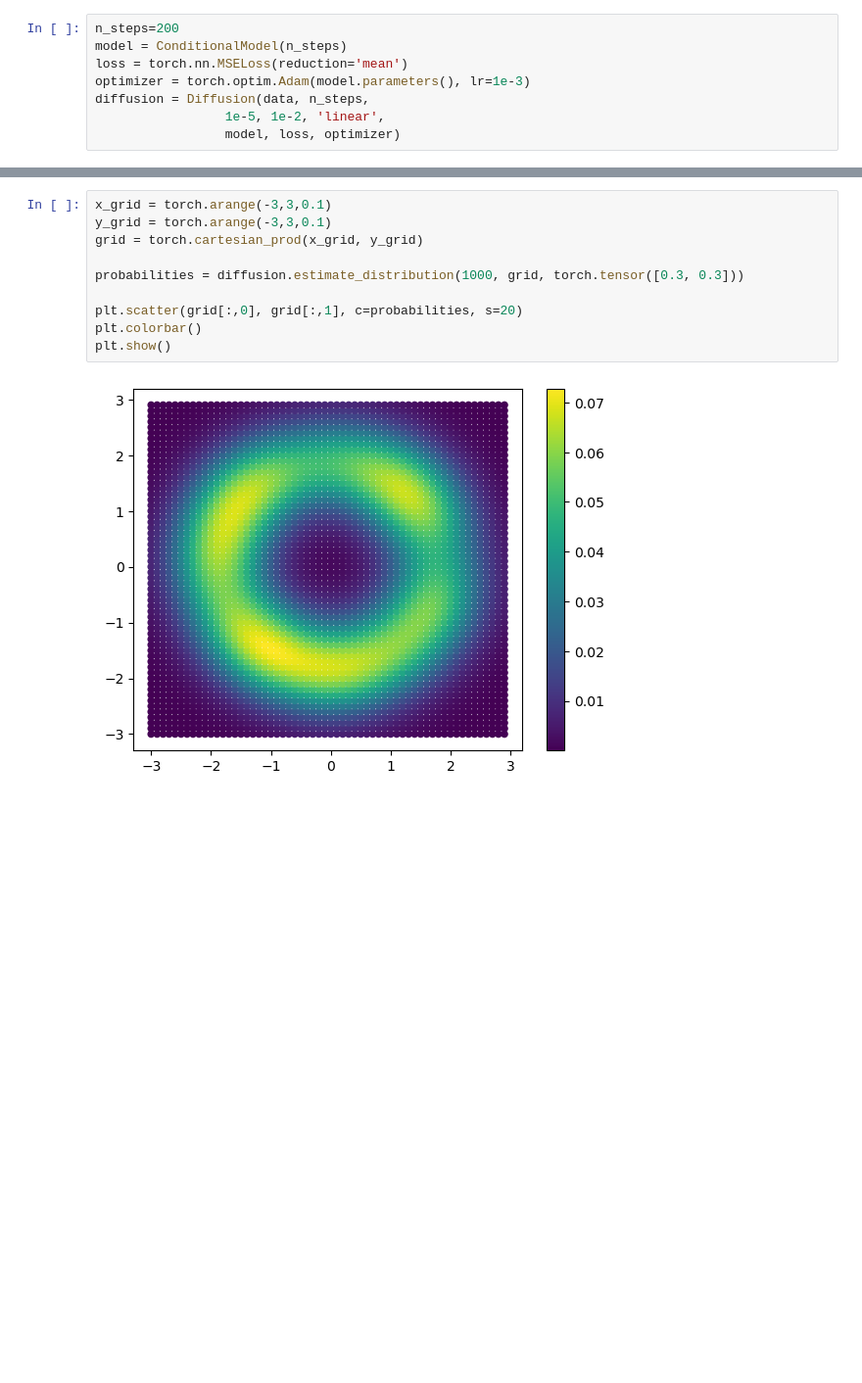
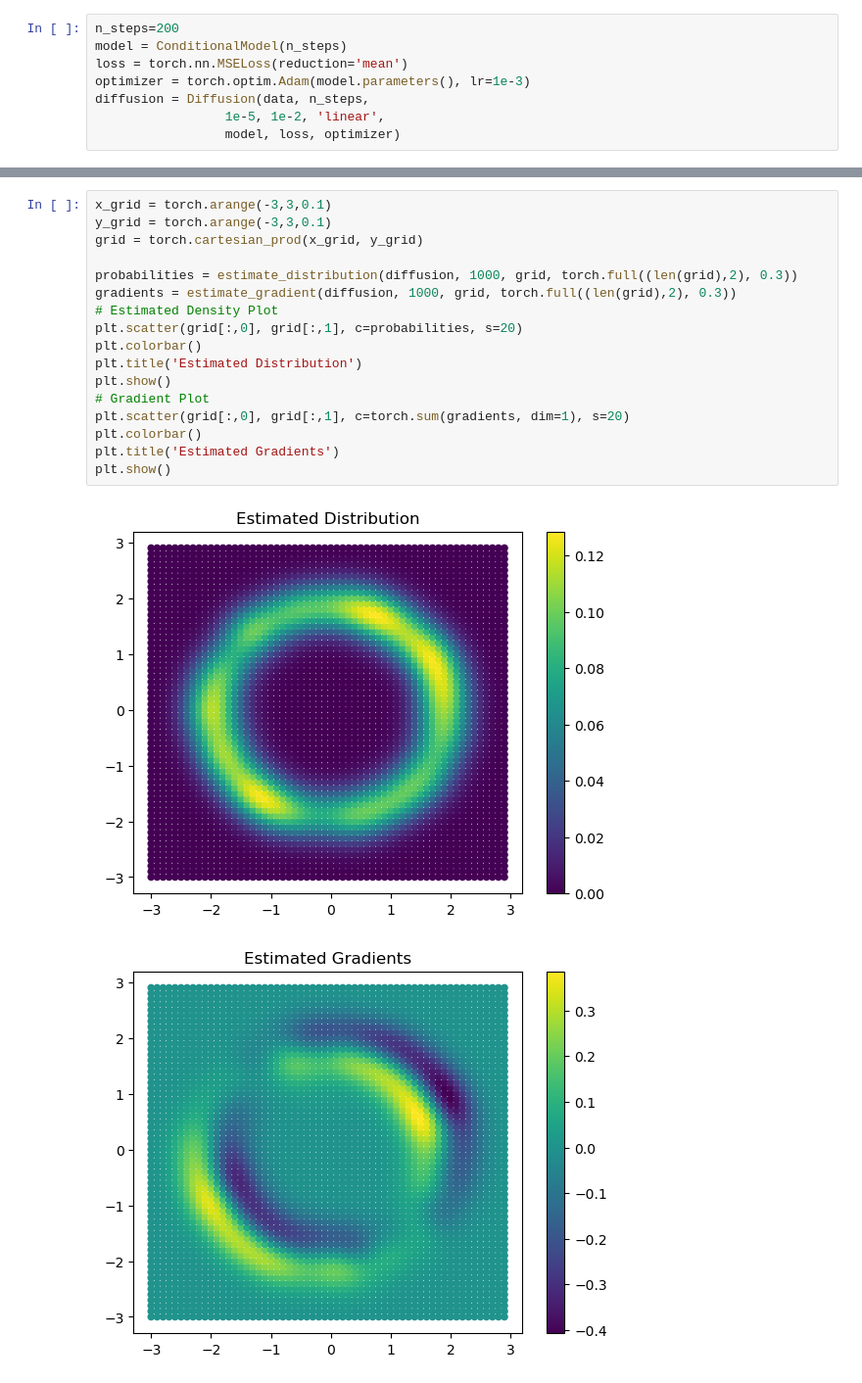
Before and after one commit to KristofPusztai/Probabilistic-Diffusion, a Jupyter notebook: circular_data.ipynb, the cells around one changed output, grey strips where cells are left out. Shown at 98% size. Drawn from its saved outputs; the diff is of its cells as text; blank space fills up the shorter version.

```diff
--- a/circular_data.ipynb
+++ b/circular_data.ipynb
@@ -156,12 +123,20 @@ new_x = diffusion.sample(1000, 50, no_noise=True, s=3)
 # %%
 x_grid = torch.arange(-3,3,0.1)
 y_grid = torch.arange(-3,3,0.1)
 grid = torch.cartesian_prod(x_grid, y_grid)
 
-probabilities = diffusion.estimate_distribution(1000, grid, torch.tensor([0.3, 0.3]))
-
+probabilities = estimate_distribution(diffusion, 1000, grid, torch.full((len(grid),2), 0.3))
+gradients = estimate_gradient(diffusion, 1000, grid, torch.full((len(grid),2), 0.3))
+# Estimated Density Plot
 plt.scatter(grid[:,0], grid[:,1], c=probabilities, s=20)
 plt.colorbar()
+plt.title('Estimated Distribution')
 plt.show()
+# Gradient Plot
+plt.scatter(grid[:,0], grid[:,1], c=torch.sum(gradients, dim=1), s=20)
+plt.colorbar()
+plt.title('Estimated Gradients')
+plt.show()
 # %% [output]
-[figure, old version]
+[figure, new version]
+[figure, added]
```
Also changed, not shown: parts of 7 cells of this notebook, 3 other files.
